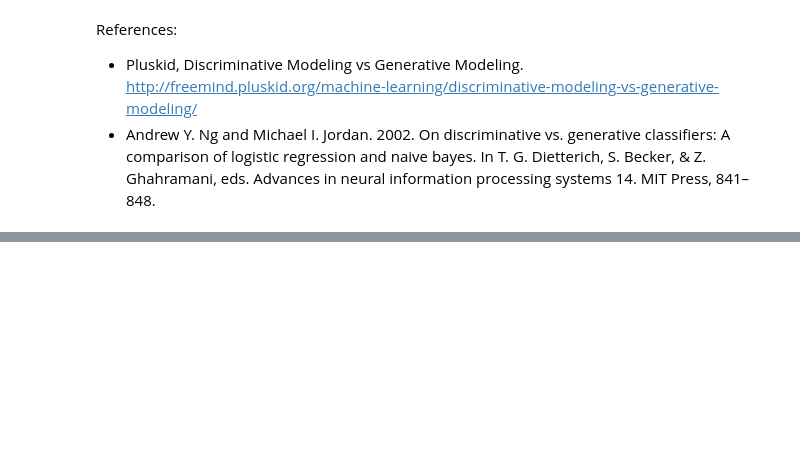
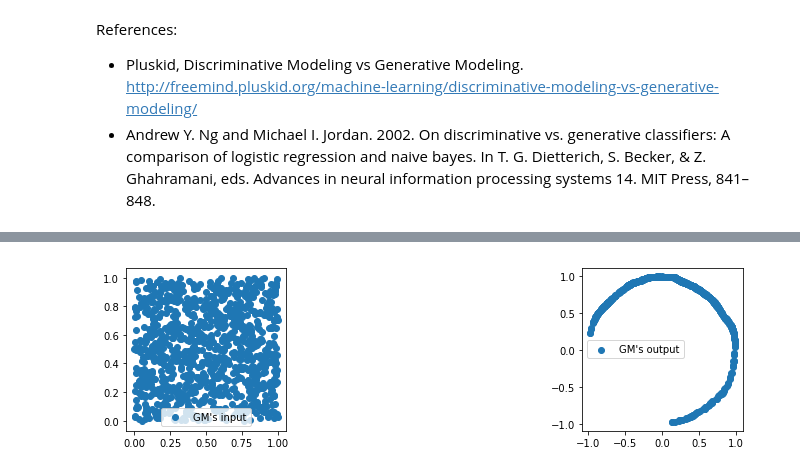
Before and after one commit to demon386/notebooks, a Jupyter notebook: learn-gan.ipynb, the cells around one changed output, grey strips where cells are left out. Cells and saved outputs as stored; diff of their text form; code cells hidden in the pictures; blank space fills up the shorter version.

```diff
--- a/learn-gan.ipynb
+++ b/learn-gan.ipynb
@@ -48,0 +130,15 @@ plt.legend();
+# %%
+class Generator(nn.Module):
+    def __init__(self, input_dim, output_dim):
+        super(Generator, self).__init__()
+        self.params = nn.Sequential(nn.Linear(input_dim, 128),
+                                   nn.ReLU(),
+                                   nn.Linear(128, 128),
+                                   nn.ReLU(),
+                                   nn.Linear(128, output_dim),
+                                    nn.Tanh())
+    def forward(self, input):
+        return self.params(input)
+# %%
+dm = Discriminator(2)
+gm = Generator(2, 2)
@@ -48,0 +226,15 @@ plt.legend();
+# %%
+g_input = Variable(torch.rand(data_num, 2), volatile=True)
+g_fake = gm(g_input)
+# %%
+g_input_data = g_input.data.numpy()
+g_fake_data = g_fake.data.numpy()
+# %%
+fig, axes = plt.subplots(nrows=1, ncols=2, figsize=(15, 3))
+axes[0].scatter(g_input_data[:, 0], g_input_data[:, 1], label="GM's input")
+axes[1].scatter(g_fake_data[:, 0], g_fake_data[:, 1], label="GM's output")
+for ax in axes:
+    ax.set_aspect('equal')
+    ax.legend()
+# %% [output]
+[figure, added]
```
Also changed, not shown: parts of 32 cells of this notebook.
